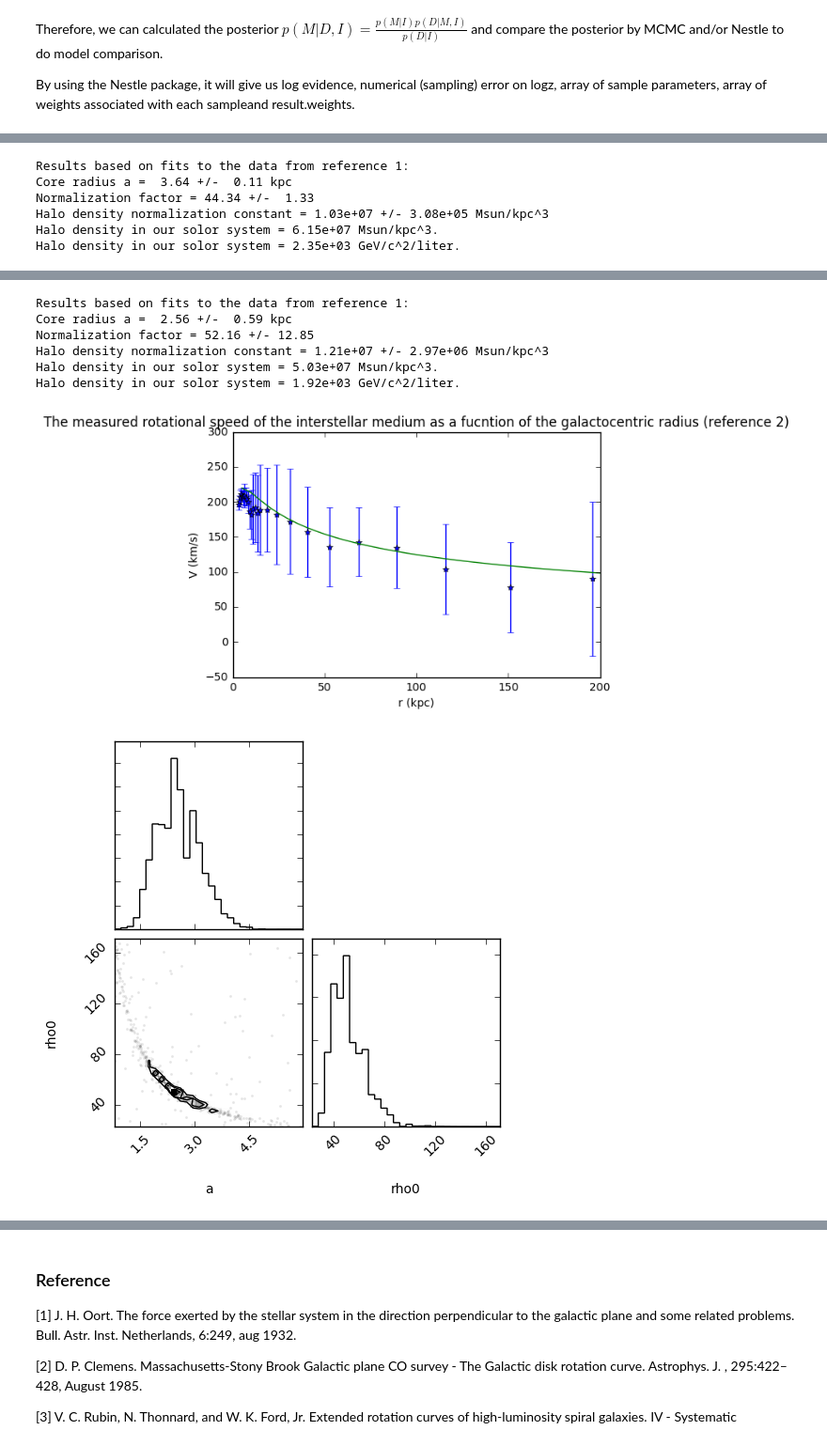
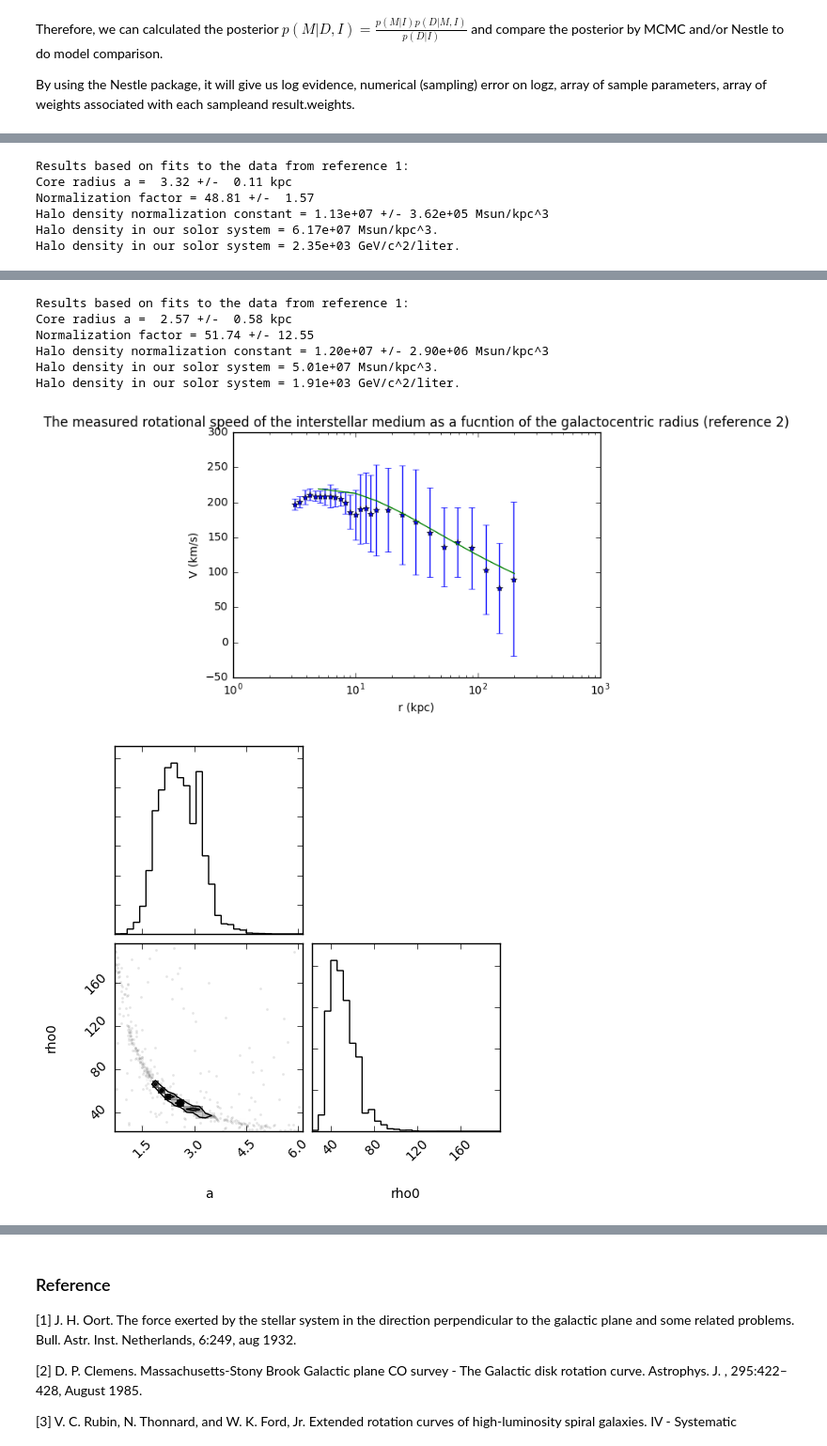
Before and after one commit to phys201/nsdmd, a Jupyter notebook: model0425.ipynb, the cells around one changed output, grey strips where cells are left out. Shown at 94% size. Drawn from its saved outputs; the diff is of its cells as text; code cells hidden in the pictures.

```diff
--- a/model0425.ipynb
+++ b/model0425.ipynb
@@ -298,7 +298,7 @@ plt.xlabel("r (kpc)")
 plt.ylabel('V (km/s)')
 plt.title("The measured rotational speed of the interstellar medium as a fucntion of the galactocentric radius (reference 2)")
 xplot = [5+5*i for i in range(40)]
-plt.plot(xplot,model_NFW(p_ref2, xplot))
+plt.semilogx(xplot,model_NFW(p_ref2, xplot))   # use semilogx !!!
 plt.show()
 
 fig = corner.corner(result_ref2.samples, weights=result_ref2.weights, labels=['a', 'rho0'],
@@ -306,9 +306,9 @@ fig = corner.corner(result_ref2.samples, weights=result_ref2.weights, labels=['a
 plt.show()
 # %% [output]
 Results based on fits to the data from reference 1:
-Core radius a =  3.64 +/-  0.11 kpc
-Normalization factor = 44.34 +/-  1.33
-Halo density normalization constant = 1.03e+07 +/- 3.08e+05 Msun/kpc^3
-Halo density in our solor system = 6.15e+07 Msun/kpc^3.
+Core radius a =  3.32 +/-  0.11 kpc
+Normalization factor = 48.81 +/-  1.57
+Halo density normalization constant = 1.13e+07 +/- 3.62e+05 Msun/kpc^3
+Halo density in our solor system = 6.17e+07 Msun/kpc^3.
 Halo density in our solor system = 2.35e+03 GeV/c^2/liter.
 [figure]
@@ -316,8 +316,8 @@ Halo density in our solor system = 2.35e+03 GeV/c^2/liter.
 Results based on fits to the data from reference 1:
-Core radius a =  2.56 +/-  0.59 kpc
-Normalization factor = 52.16 +/- 12.85
-Halo density normalization constant = 1.21e+07 +/- 2.97e+06 Msun/kpc^3
-Halo density in our solor system = 5.03e+07 Msun/kpc^3.
-Halo density in our solor system = 1.92e+03 GeV/c^2/liter.
+Core radius a =  2.57 +/-  0.58 kpc
+Normalization factor = 51.74 +/- 12.55
+Halo density normalization constant = 1.20e+07 +/- 2.90e+06 Msun/kpc^3
+Halo density in our solor system = 5.01e+07 Msun/kpc^3.
+Halo density in our solor system = 1.91e+03 GeV/c^2/liter.
-[figure, old version]
+[figure, new version]
-[figure, old version]
+[figure, new version]
```
Also changed, not shown: parts of 8 cells of this notebook, 1 other file.
